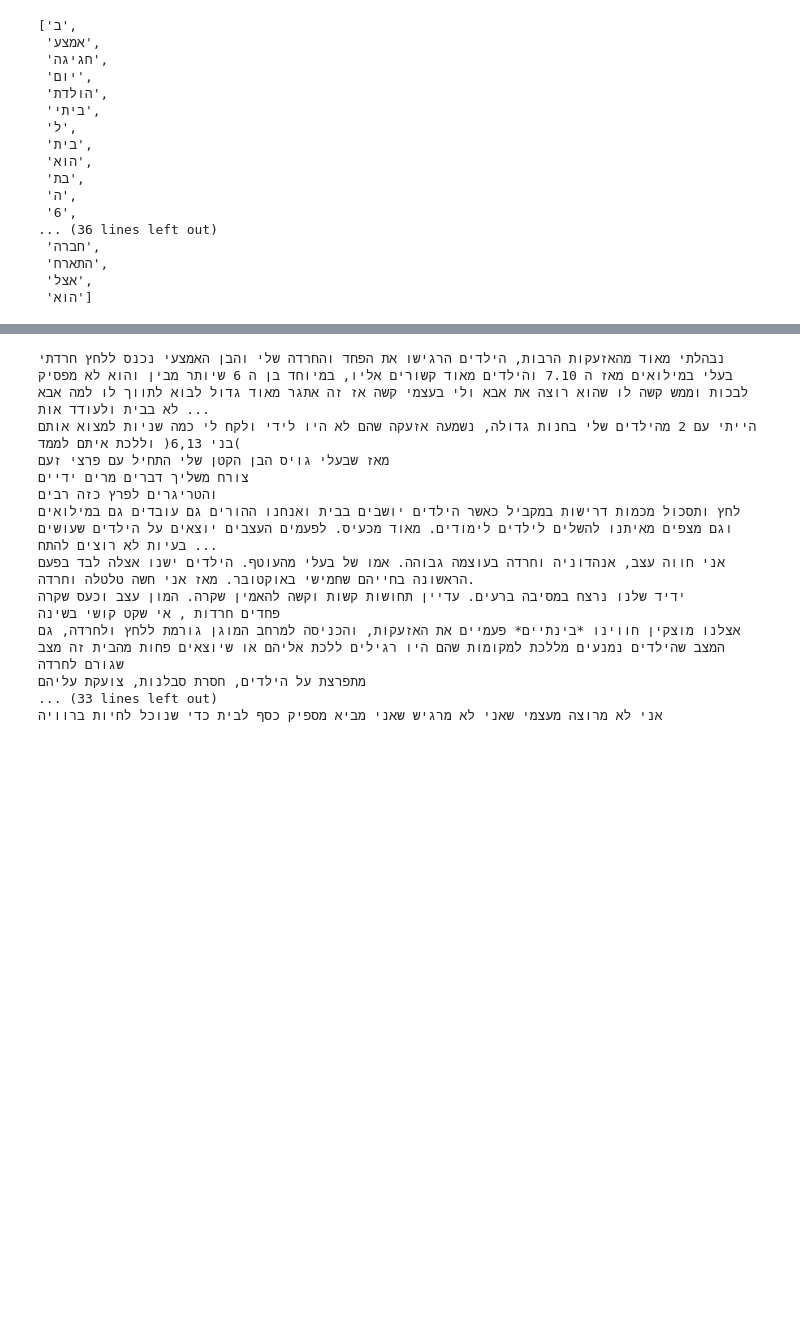
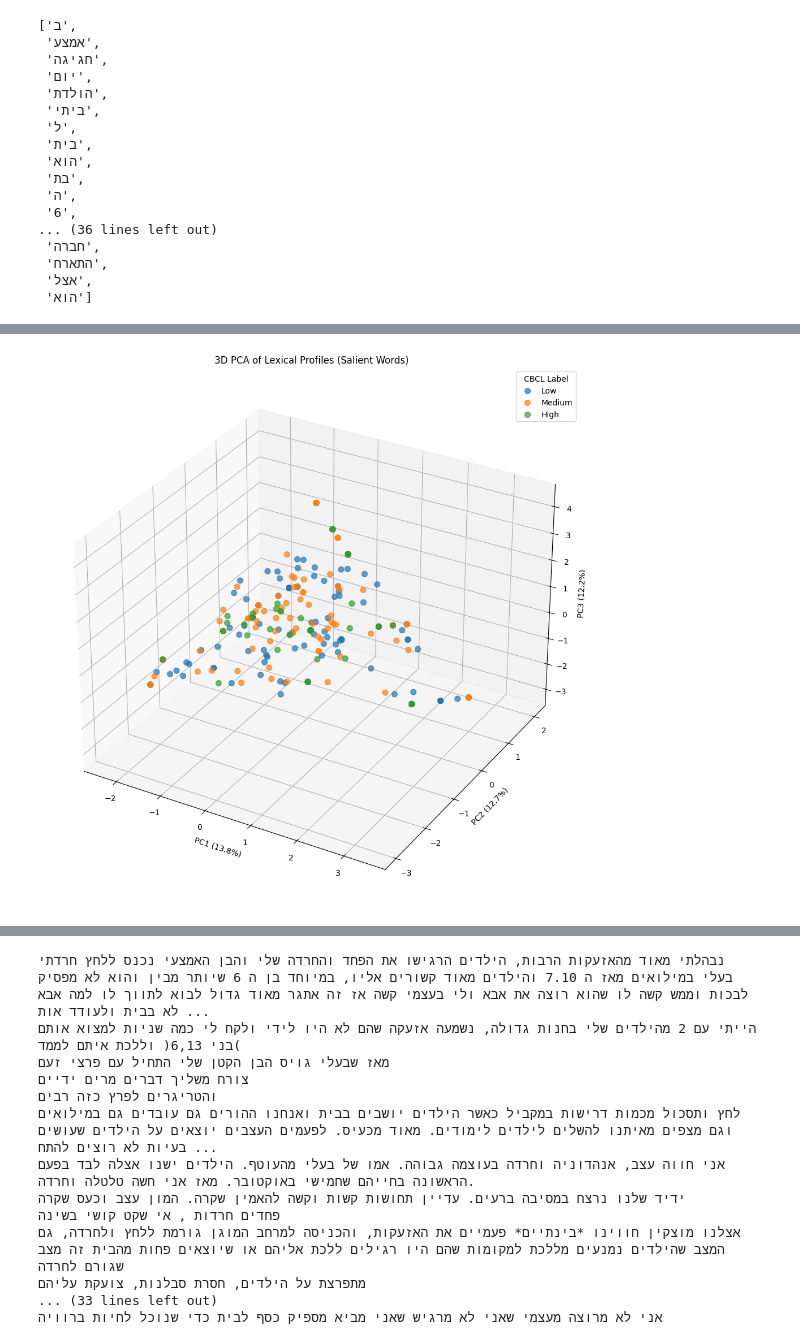
Before and after one commit to OfriA/AppliedProject52056, a Jupyter notebook: data/DataExploration.ipynb, the cells around one changed output, grey strips where cells are left out. Drawn from its saved outputs; the diff is of its cells as text; code cells hidden in the pictures; blank space fills up the shorter version.

```diff
--- a/data/DataExploration.ipynb
+++ b/data/DataExploration.ipynb
@@ -656,0 +711,73 @@ ValueError: num must be an integer with 1 <= num <= 24, not 25
+# %%
+from sklearn.preprocessing import StandardScaler
+from sklearn.decomposition import PCA
+import matplotlib.pyplot as plt
+import seaborn as sns
+import pandas as pd
+from mpl_toolkits.mplot3d import Axes3D  # noqa: F401
+
+# ---------------------------
+# Feature matrix
+# ---------------------------
+
+feature_cols = [f'count_{w}' for w in target_words]
+X = df_analysis[feature_cols].copy()
+
+# Align labels by row order (IMPORTANT)
+y = data['CBCL_label'].to_numpy()
+
+# ---------------------------
+# Normalize per participant
+# ---------------------------
+
+X_norm = X.div(X.sum(axis=1).replace(0, 1), axis=0)
+
+# ---------------------------
+# Standardize
+# ---------------------------
+
+scaler = StandardScaler()
+X_scaled = scaler.fit_transform(X_norm)
+
+# ---------------------------
+# PCA (3 components)
+# ---------------------------
+
+pca = PCA(n_components=3, random_state=42)
+X_pca = pca.fit_transform(X_scaled)
+
+df_pca = pd.DataFrame({
+    'PC1': X_pca[:, 0],
+    'PC2': X_pca[:, 1],
+    'PC3': X_pca[:, 2],
+    'CBCL_label': y
+})
+
+
+fig = plt.figure(figsize=(10, 10))
+ax = fig.add_subplot(111, projection='3d')
+
+palette = sns.color_palette('Set2', df_pca['CBCL_label'].nunique())
+label_to_color = dict(zip(df_pca['CBCL_label'].unique(), palette))
+
+for label, color in label_to_color.items():
+    subset = df_pca[df_pca['CBCL_label'] == label]
+    ax.scatter(
+        subset['PC1'],
+        subset['PC2'],
+        subset['PC3'],
+        label=label,
+        alpha=0.7,
+        s=50
+    )
+
+ax.set_title('3D PCA of Lexical Profiles (Salient Words)')
+ax.set_xlabel(f'PC1 ({pca.explained_variance_ratio_[0]*100:.1f}%)')
+ax.set_ylabel(f'PC2 ({pca.explained_variance_ratio_[1]*100:.1f}%)')
+ax.set_zlabel(f'PC3 ({pca.explained_variance_ratio_[2]*100:.1f}%)')
+
+ax.legend(title='CBCL Label')
+plt.tight_layout()
+plt.show()
+# %% [output]
+[figure, added]
```
Also changed, not shown: parts of 22 cells of this notebook.
